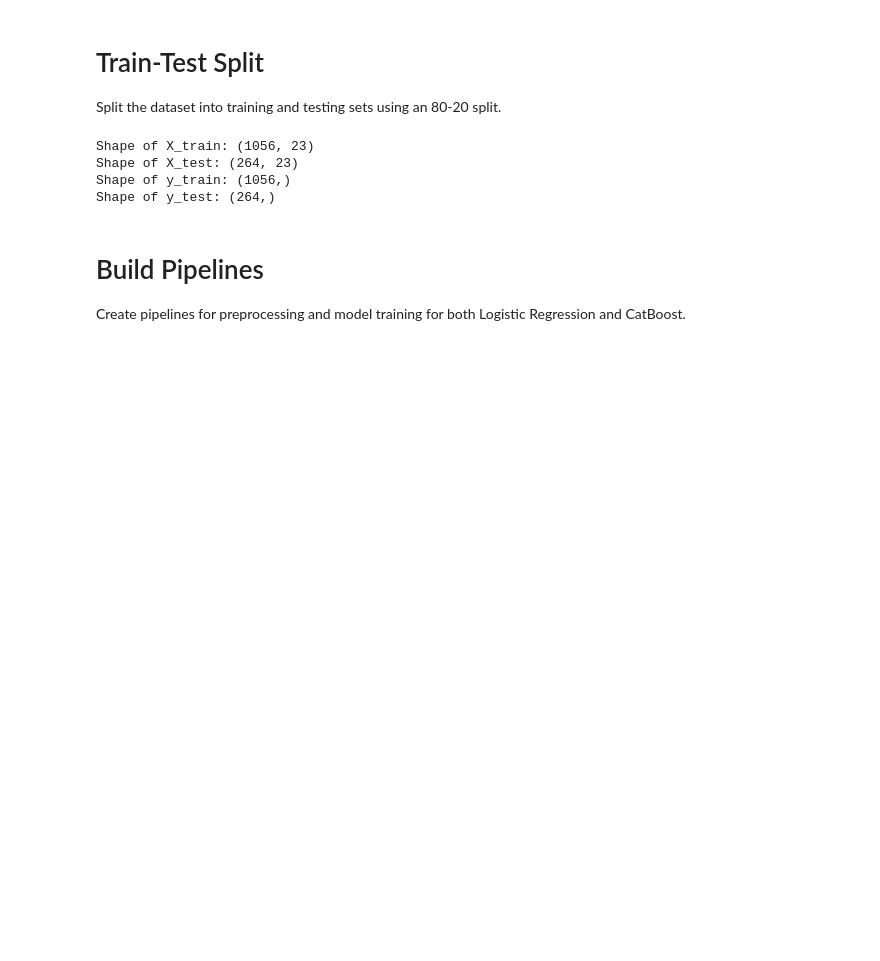
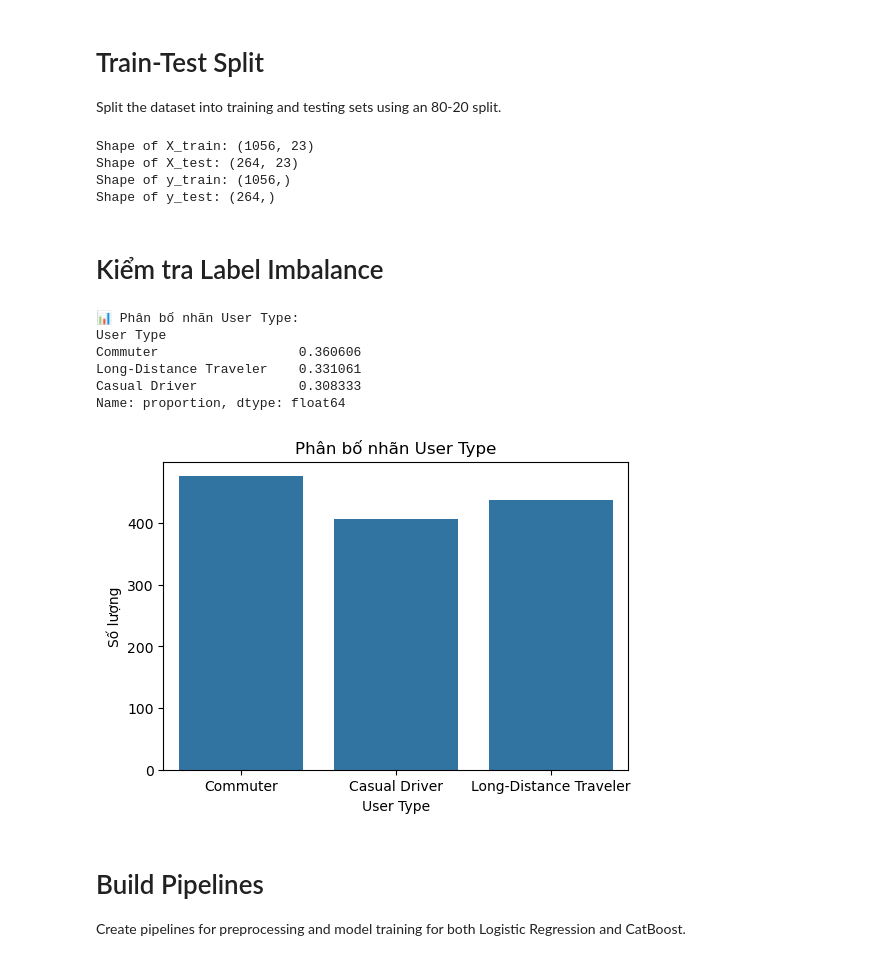
Before and after one commit to mkhoi2004/AI, a Jupyter notebook: Test3.ipynb, the cells around one changed output. Drawn from its saved outputs; the diff is of its cells as text; code cells hidden in the pictures; blank space fills up the shorter version.

```diff
--- a/Test3.ipynb
+++ b/Test3.ipynb
@@ -377,6 +391,27 @@ Shape of X_train: (1056, 23)
 Shape of X_test: (264, 23)
 Shape of y_train: (1056,)
 Shape of y_test: (264,)
+# %% [markdown]
+# Kiểm tra Label Imbalance
+# %%
+# Kiểm tra Label Imbalance
+print("📊 Phân bố nhãn User Type:")
+print(df['User Type'].value_counts(normalize=True))
+
+# Vẽ biểu đồ phân bố nhãn
+plt.figure(figsize=(6, 4))
+sns.countplot(x='User Type', data=df)
+plt.title("Phân bố nhãn User Type")
+plt.ylabel("Số lượng")
+plt.show()
+# %% [output]
+📊 Phân bố nhãn User Type:
+User Type
+Commuter                  0.360606
+Long-Distance Traveler    0.331061
+Casual Driver             0.308333
+Name: proportion, dtype: float64
+[figure, added]
 # %% [markdown]
 # Build Pipelines
 Create pipelines for preprocessing and model training for both Logistic Regression and CatBoost.
```
Also changed, not shown: parts of 15 cells of this notebook, 6 other files.
